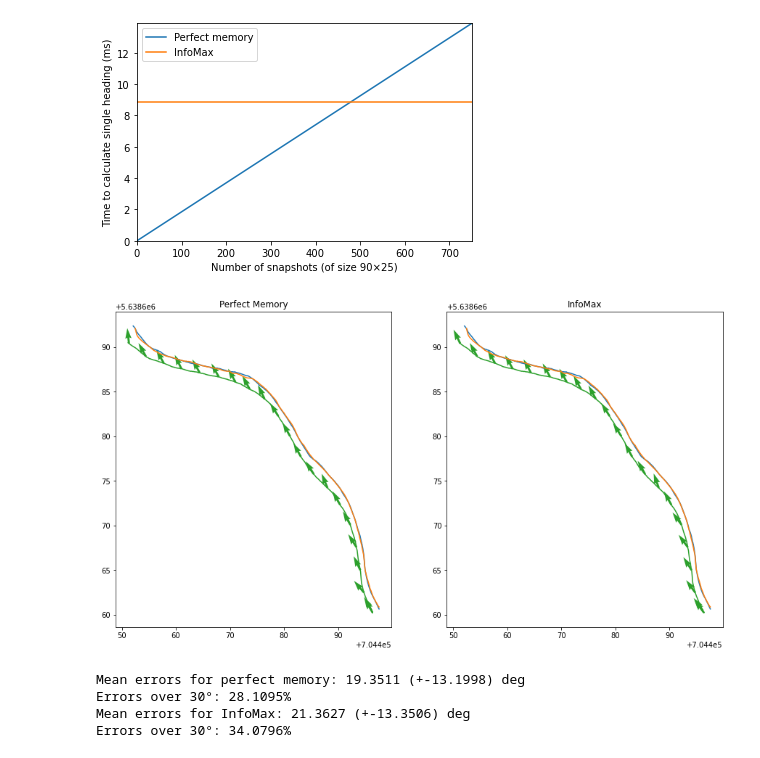
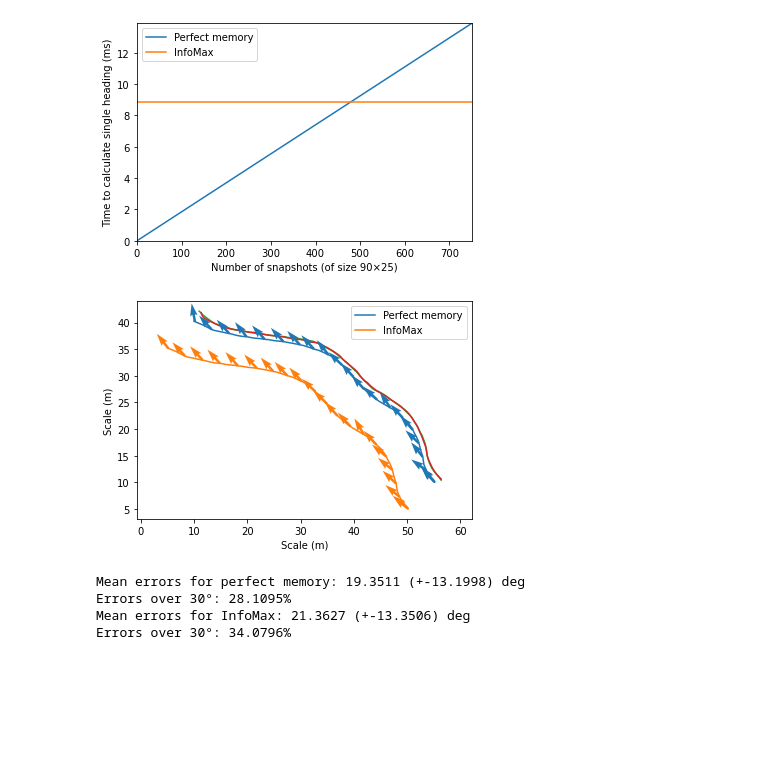
Before and after one commit to BrainsOnBoard/navbench, a Jupyter notebook: c++/results.ipynb, the cells around one changed output. Saved outputs shown, nothing was run; the diff lists cells and outputs as text; code cells hidden in the pictures; blank space fills up the shorter version.

Commit message:
Show both quiver plots on same axes

```diff
--- a/c++/results.ipynb
+++ b/c++/results.ipynb
@@ -54,30 +54,45 @@ Loading database at ../datasets/rc_car/Stanmer_park_dataset/0511/unwrapped_datas
 # %%
 import numpy as np
 
 STEP = 20
+LINE_OFFSET = 5
 
 heading_offset = test_dbs[0].calculate_heading_offset(0.25)
+def fix_headings(headings):
+    return heading_offset + np.radians(headings[0])
 
-def plot_headings(ax, data, title):
-    lines = []
-    for db in [*train_dbs, test_dbs[0]]:
-        lines.append(ax.plot(db.x, db.y))
+# Shift all points so the axes start at (0, 0)
+allpos = np.empty((0, 2))
+for db in [*train_dbs, *test_dbs]:
+    allpos = np.concatenate((allpos, db.position[:, 0:2]))
+minvals = np.min(allpos, axis=0) - LINE_OFFSET
 
-    headings = np.array(data["testing"]["headings_deg"][0])
-    headings = np.radians(headings)
-    headings += heading_offset
+assert len(test_dbs) == 1
+def plot_headings(ax, data, offset=0):
+    line = ax.plot(test_dbs[0].x - minvals[0] + offset, test_dbs[0].y - minvals[1] + offset)
+
+    headings = fix_headings(data["testing"]["headings_deg"])
 
     u = np.cos(headings[::STEP])
     v = np.sin(headings[::STEP])
-    ax.quiver(db.x[::STEP], db.y[::STEP], u, v, angles='xy', color=lines[-1][0].get_color())
-    ax.set_title(title)
+    ax.quiver(test_dbs[0].x[::STEP]-minvals[0]+offset, test_dbs[0].y[::STEP]-minvals[1]+offset, u, v, angles='xy', color=line[0].get_color(), zorder=5)
     return headings
 
-_, axes = plt.subplots(1, 2, figsize=(15, 8))
-headings_pm = plot_headings(axes[0], data_pm, "Perfect Memory")
-headings_infomax = plot_headings(axes[1], data_infomax, "InfoMax")
+_, ax = plt.subplots() #figsize=(15, 8))
+headings_pm = plot_headings(ax, data_pm, offset=LINE_OFFSET)
+headings_infomax = plot_headings(ax, data_infomax)
+
+for db in train_dbs:
+    ax.plot(db.x - minvals[0] + LINE_OFFSET, db.y - minvals[1] + LINE_OFFSET)
+
+ax.set_xlim(left=0)
+ax.set_ylim(bottom=0)
+ax.axis('equal')
+ax.set_xlabel('Scale (m)')
+ax.set_ylabel('Scale (m)')
+ax.legend(['Perfect memory', 'InfoMax']);
 # %% [output]
-[figure, old version]
+[figure, new version]
 # %%
 import math
 
```
Also changed, not shown: parts of 1 cell of this notebook.
